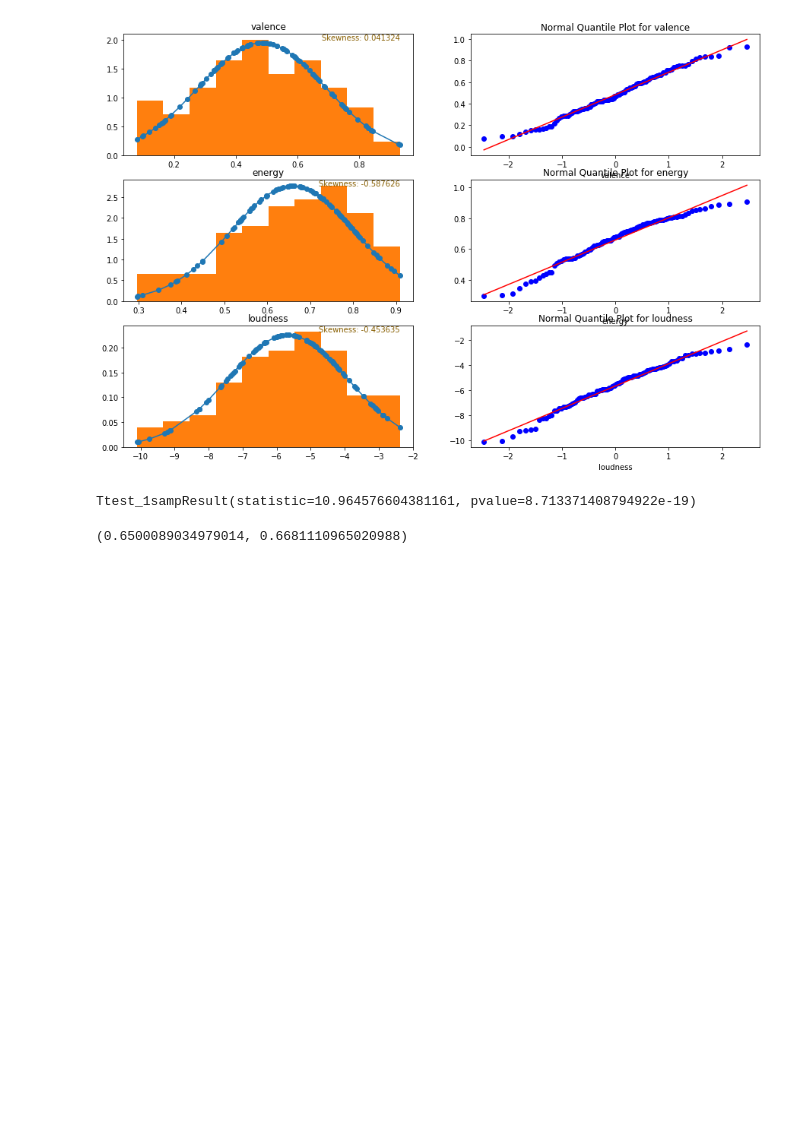
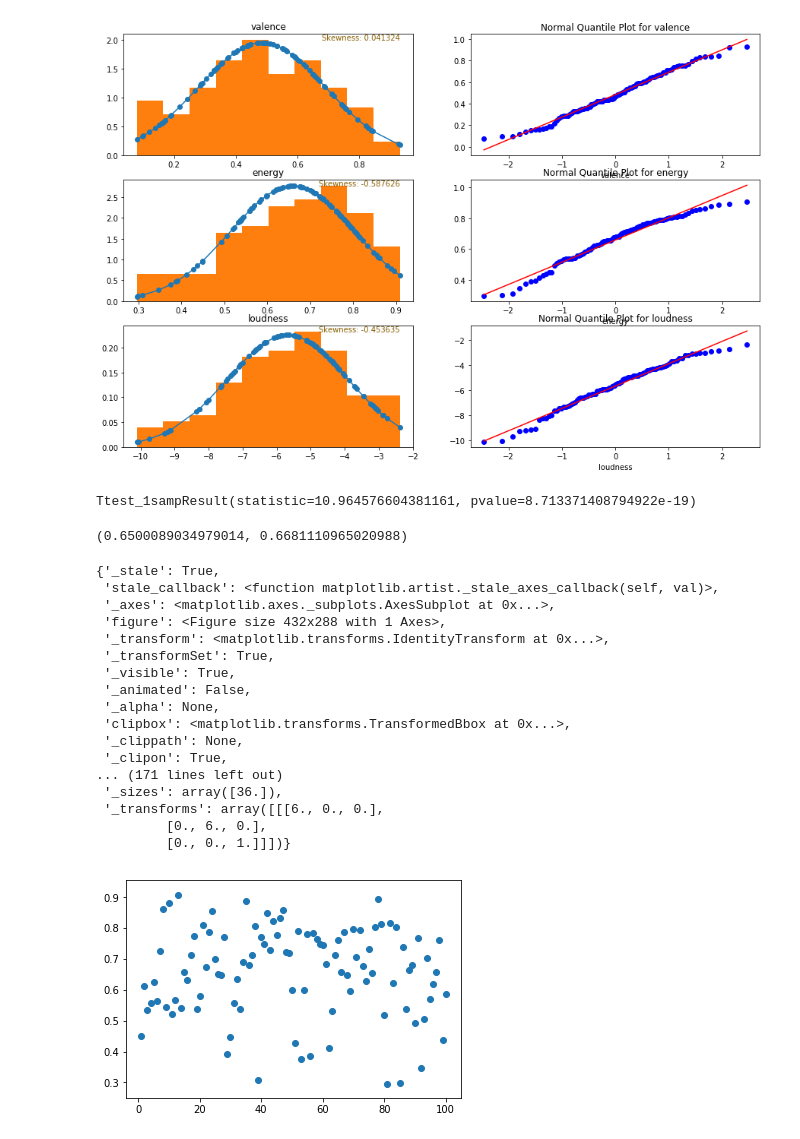
Before and after one commit to vineethsuhas/psuStatProject, a Jupyter notebook: kaggle_spotify.ipynb, the cells around one changed output. Drawn from its saved outputs; the diff is of its cells as text; code cells hidden in the pictures; blank space fills up the shorter version.

```diff
--- a/kaggle_spotify.ipynb
+++ b/kaggle_spotify.ipynb
@@ -272,3 +274,27 @@ stats.norm.interval(0.05, loc=mean_energy, scale=sd_energy)
 # The mean of the sample ~ 0.659 is in the range of (0.650, 0.668), which is CI with confidence level of 95%
 # %% [output]
 (0.6500089034979014, 0.6681110965020988)
+# %%
+rk = plt.scatter(songs['rank'], songs['energy'])
+
+# help(plt.scatter)
+rk.__dict__
+# %% [output]
+{'_stale': True,
+ 'stale_callback': <function matplotlib.artist._stale_axes_callback(self, val)>,
+ '_axes': <matplotlib.axes._subplots.AxesSubplot at 0x...>,
+ 'figure': <Figure size 432x288 with 1 Axes>,
+ '_transform': <matplotlib.transforms.IdentityTransform at 0x...>,
+ '_transformSet': True,
+ '_visible': True,
+ '_animated': False,
+ '_alpha': None,
+ 'clipbox': <matplotlib.transforms.TransformedBbox at 0x...>,
+ '_clippath': None,
+ '_clipon': True,
+... (171 lines left out)
+ '_sizes': array([36.]),
+ '_transforms': array([[[6., 0., 0.],
+         [0., 6., 0.],
+         [0., 0., 1.]]])}
+[figure, added]
```
Also changed, not shown: parts of 6 cells of this notebook, 7 other files.
